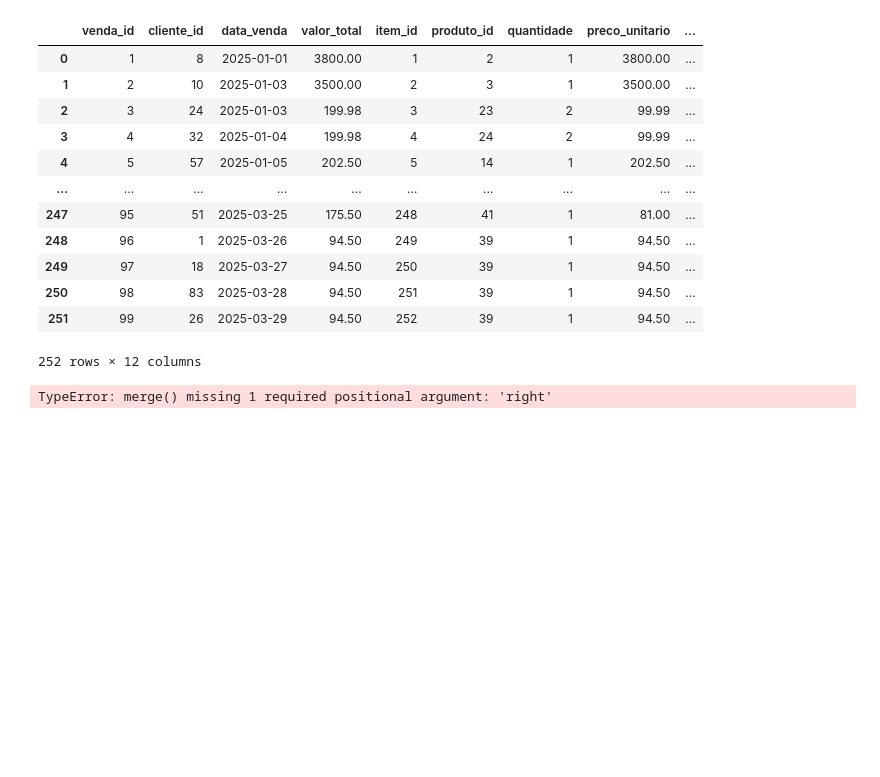
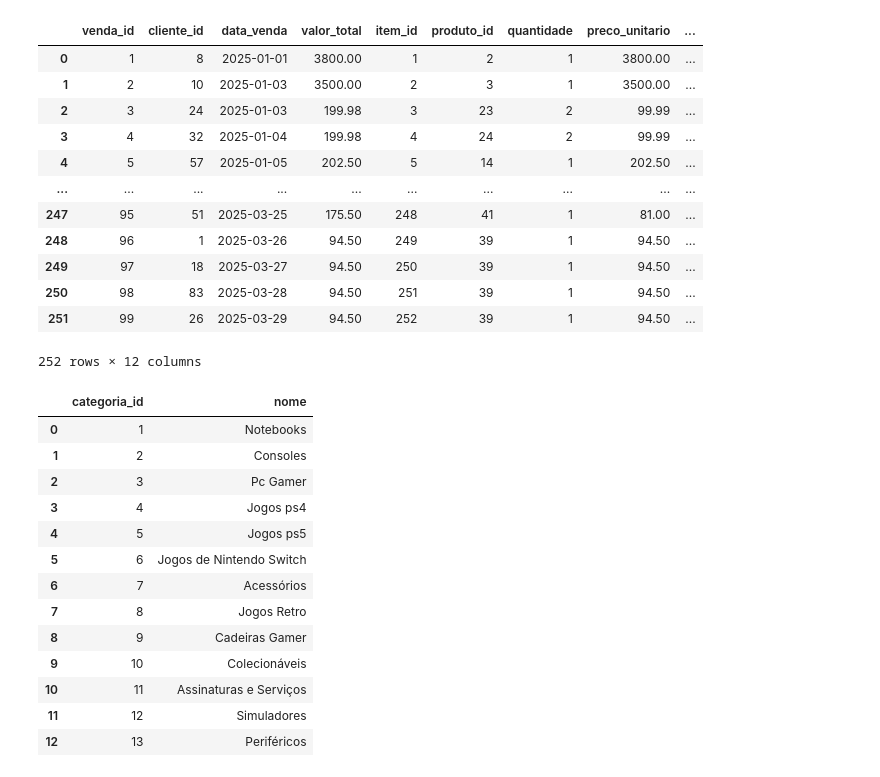
Before and after one commit to DanielBorbafs/dashboard-nextplay, a Jupyter notebook: data/insights.ipynb, the cells around one changed output. Saved outputs shown, nothing was run; the diff lists cells and outputs as text; code cells hidden in the pictures; blank space fills up the shorter version.

```diff
--- a/data/insights.ipynb
+++ b/data/insights.ipynb
@@ -116,6 +116,21 @@ relatorio_de_vendas['categoria_id'] = relatorio_de_vendas['categoria_id'].fillna
 # %%
 relatorio_de_vendas = relatorio_de_vendas.set_index('venda_id')
 # %%
-df_categorias = pd.read_excel('nextplay.csv', sheet_name='categorias')
+df_categorias = pd.read_excel('nextplay.xlsx', sheet_name='categorias')
-# %% [output]
-TypeError: merge() missing 1 required positional argument: 'right'
+# %%
+df_categorias
+# %% [output]
+|  | categoria_id | nome |
+| 0 | 1 | Notebooks |
+| 1 | 2 | Consoles |
+| 2 | 3 | Pc Gamer |
+| 3 | 4 | Jogos ps4 |
+| 4 | 5 | Jogos ps5 |
+| 5 | 6 | Jogos de Nintendo Switch |
+| 6 | 7 | Acessórios |
+| 7 | 8 | Jogos Retro |
+| 8 | 9 | Cadeiras Gamer |
+| 9 | 10 | Colecionáveis |
+| 10 | 11 | Assinaturas e Serviços |
+| 11 | 12 | Simuladores |
+| 12 | 13 | Periféricos |
```
Also changed, not shown: parts of 9 cells of this notebook, 3 other files.
